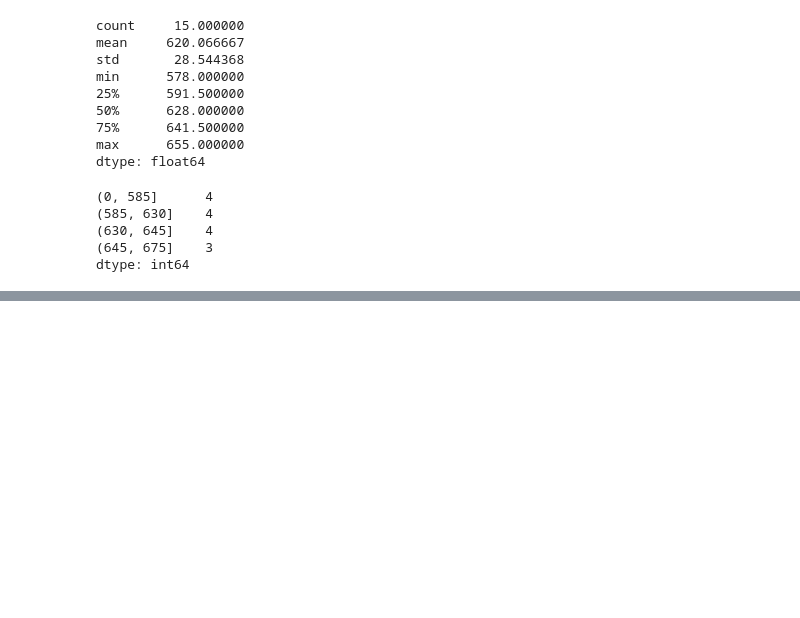
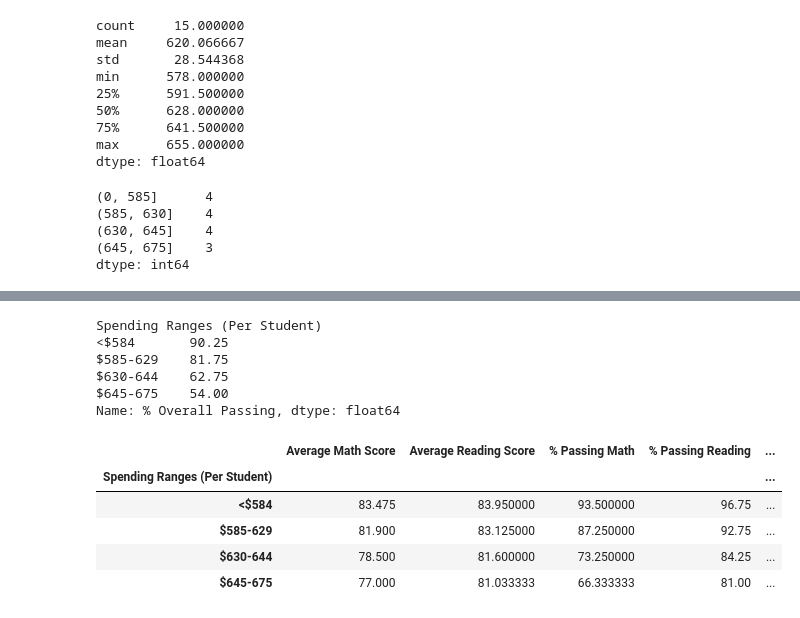
Before and after one commit to awelsh615/School_District_Analysis, a Jupyter notebook: PyCitySchools.ipynb, the cells around one changed output, grey strips where cells are left out. Saved outputs shown, nothing was run; the diff lists cells and outputs as text; code cells hidden in the pictures; blank space fills up the shorter version.

Commit message:
finally figured out the group by spending

```diff
--- a/PyCitySchools.ipynb
+++ b/PyCitySchools.ipynb
@@ -360,19 +360,19 @@ per_school_summary_df = pd.DataFrame({
 # per_school_summary_df.head()
 # %%
 # Format the Total School Budget and the Per Student Budget columns.
-per_school_summary_df["Total School Budget"] = per_school_summary_df["Total School Budget"].map("${:,.2f}".format)
+per_school_summary_df["Total School Budget"] = per_school_summary_df["Total School Budget"].map("{:,.2f}".format)
 
-per_school_summary_df["Per Student Budget"] = per_school_summary_df["Per Student Budget"].map("${:,.2f}".format)
+per_school_summary_df["Per Student Budget"] = per_school_summary_df["Per Student Budget"].map("{:,.2f}".format)
 
 per_school_summary_df["Average Math Score"] = per_school_summary_df["Average Math Score"].map("{:,.1f}".format)
 
 per_school_summary_df["Average Reading Score"] = per_school_summary_df["Average Reading Score"].map("{:,.1f}".format)
 
-per_school_summary_df["% Passing Math"] = per_school_summary_df["% Passing Math"].map("{:,.0f}%".format)
+per_school_summary_df["% Passing Math"] = per_school_summary_df["% Passing Math"].map("{:,.0f}".format)
 
-per_school_summary_df["% Passing Reading"] = per_school_summary_df["% Passing Reading"].map("{:,.0f}%".format)
+per_school_summary_df["% Passing Reading"] = per_school_summary_df["% Passing Reading"].map("{:,.0f}".format)
 
-per_school_summary_df["% Overall Passing"] = per_school_summary_df["% Overall Passing"].map("{:,.0f}%".format)
+per_school_summary_df["% Overall Passing"] = per_school_summary_df["% Overall Passing"].map("{:,.0f}".format)
 
 # Display the data frame
 per_school_summary_df.index.name = None
@@ -502,7 +518,0 @@ per_school_summary_df["Spending Ranges (Per Student)"] = pd.cut(per_school_capit
-# %%
-# Reorder the columns
-new_column_order=["School Type", "Total Students", "Total School Budget", "Per Student Budget", "Spending Ranges (Per Student)", "Average Math Score", "Average Reading Score", "% Passing Math", "% Passing Reading", "% Overall Passing"]
-
-#Assign per school summary the new column order
-per_school_summary_df = per_school_summary_df[new_column_order]
-per_school_summary_df
@@ -546,0 +533,15 @@ KeyError: 'Average Math Score'
+# %%
+# Convert data types to do mathematical calculations
+
+per_school_summary_df=per_school_summary_df.convert_dtypes()
+# per_school_summary_df["Total School Budget"]=per_school_summary_df["Total School Budget"].astype('float')
+per_school_summary_df["Per Student Budget"]=per_school_summary_df["Per Student Budget"].astype('float')
+per_school_summary_df["Average Math Score"]=per_school_summary_df["Average Math Score"].astype('float')
+per_school_summary_df["Average Reading Score"]=per_school_summary_df["Average Reading Score"].astype('float')
+per_school_summary_df["% Passing Math"]=per_school_summary_df["% Passing Math"].astype('float')
+per_school_summary_df["% Passing Reading"]=per_school_summary_df["% Passing Reading"].astype('float')
+per_school_summary_df["% Overall Passing"]=per_school_summary_df["% Overall Passing"].astype('float')
+
+per_school_summary_df.dtypes
+
+#This part took forever!!!  SAVE AMY SAVE
@@ -546,0 +571,26 @@ KeyError: 'Average Math Score'
+# %%
+overall_passing_spending
+# %% [output]
+Spending Ranges (Per Student)
+<$584       90.25
+$585-629    81.75
+$630-644    62.75
+$645-675    54.00
+Name: % Overall Passing, dtype: float64
+# %%
+# Assemble into DataFrame.
+spending_summary_df = pd.DataFrame({
+          "Average Math Score" : spending_math_scores,
+          "Average Reading Score": spending_reading_scores,
+          "% Passing Math": spending_passing_math,
+          "% Passing Reading": spending_passing_reading,
+          "% Overall Passing": overall_passing_spending})
+
+spending_summary_df
+# %% [output]
+|  | Average Math Score | Average Reading Score | % Passing Math | % Passing Reading | ... |
+| Spending Ranges (Per Student) |  |  |  |  | ... |
+| <$584 | 83.475 | 83.950000 | 93.500000 | 96.75 | ... |
+| $585-629 | 81.900 | 83.125000 | 87.250000 | 92.75 | ... |
+| $630-644 | 78.500 | 81.600000 | 73.250000 | 84.25 | ... |
+| $645-675 | 77.000 | 81.033333 | 66.333333 | 81.00 | ... |
```
Also changed, not shown: parts of 8 cells of this notebook, 2 other files.
